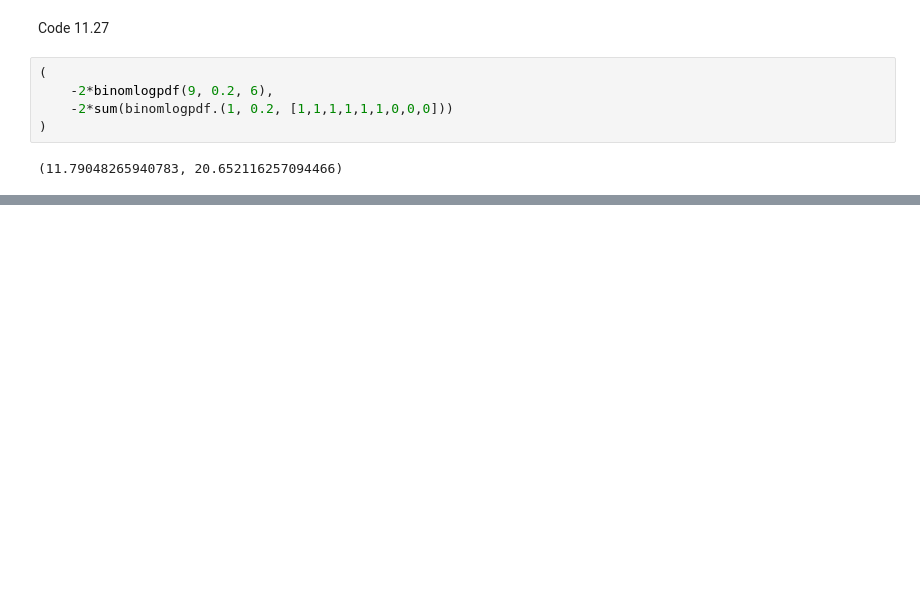
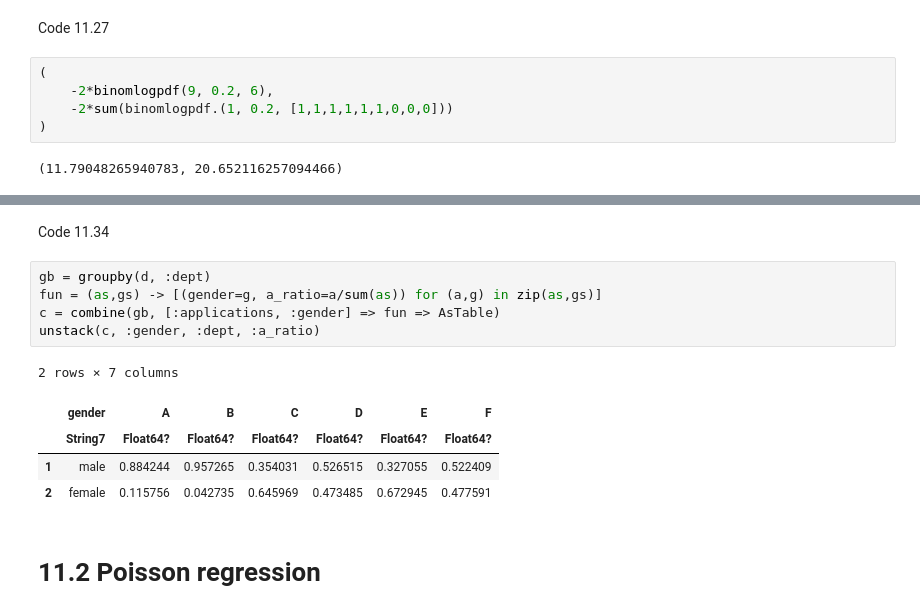
Before and after one commit to Shmuma/rethinking-2ed-julia, a Jupyter notebook: 11-Chapter 11. God Spiked the Integers.ipynb, the cells around one changed output, grey strips where cells are left out. Cells and saved outputs as stored; diff of their text form; blank space fills up the shorter version.

```diff
--- a/11-Chapter 11. God Spiked the Integers.ipynb
+++ b/11-Chapter 11. God Spiked the Integers.ipynb
@@ -344,0 +494,15 @@ Code 11.27
+# %% [markdown]
+Code 11.34
+# %%
+gb = groupby(d, :dept)
+fun = (as,gs) -> [(gender=g, a_ratio=a/sum(as)) for (a,g) in zip(as,gs)]
+c = combine(gb, [:applications, :gender] => fun => AsTable)
+unstack(c, :gender, :dept, :a_ratio)
+# %% [output]
+2 rows × 7 columns
+|  | gender | A | B | C | D | E | F |
+|  | String7 | Float64? | Float64? | Float64? | Float64? | Float64? | Float64? |
+| 1 | male | 0.884244 | 0.957265 | 0.354031 | 0.526515 | 0.327055 | 0.522409 |
+| 2 | female | 0.115756 | 0.042735 | 0.645969 | 0.473485 | 0.672945 | 0.477591 |
+# %% [markdown]
+# 11.2 Poisson regression
```
Also changed, not shown: parts of 14 cells of this notebook, 4 other files.
